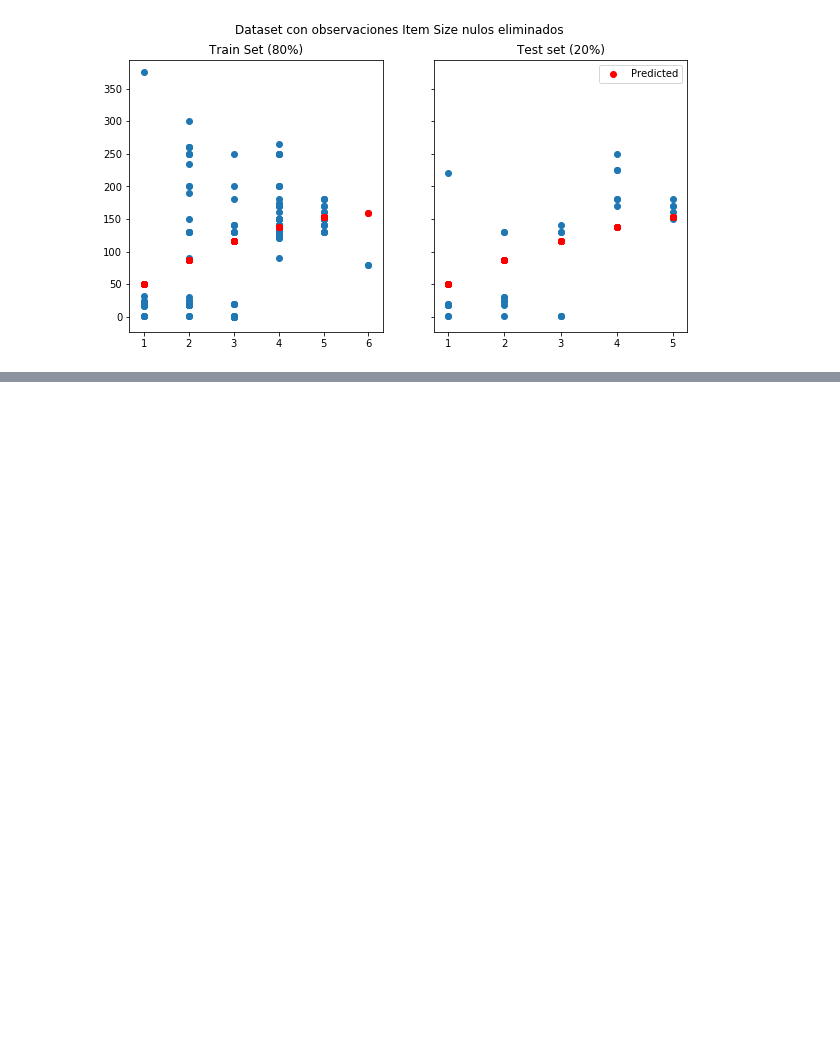
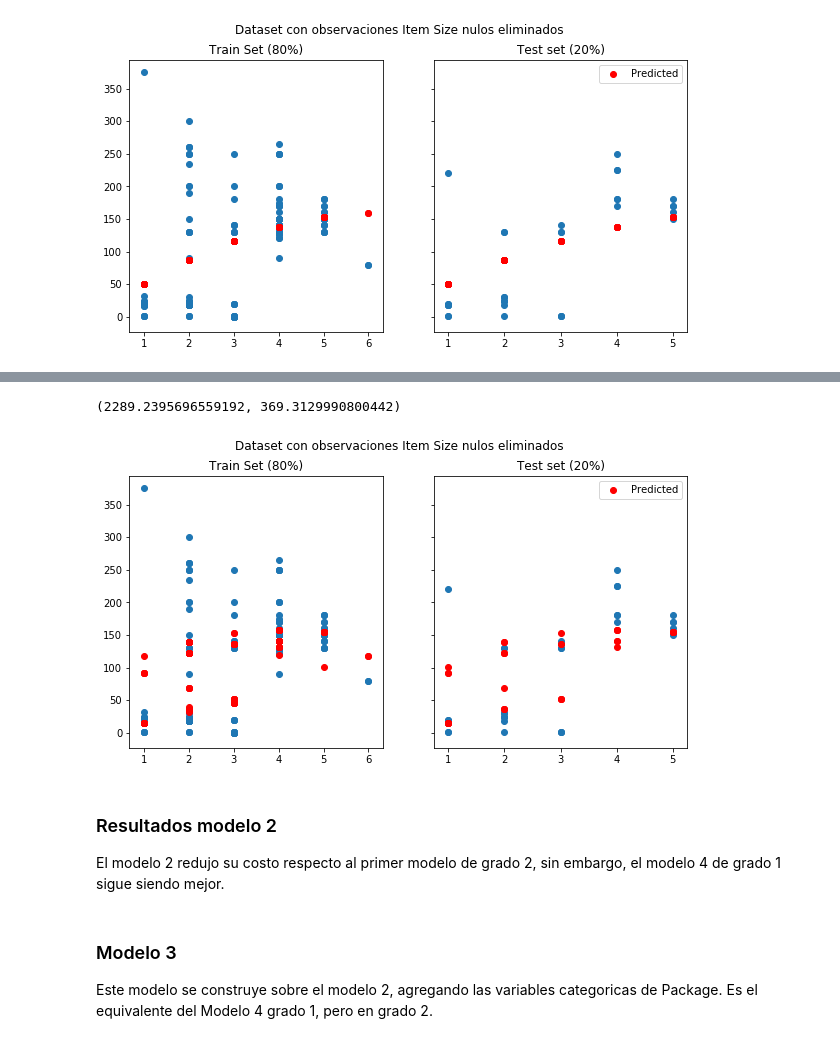
Before and after one commit to geordie-quiroa/Elements-ML, a Jupyter notebook: regresion_lineal/regresión lineal matricial.ipynb, the cells around one changed output, grey strips where cells are left out. Saved outputs shown, nothing was run; the diff lists cells and outputs as text; code cells hidden in the pictures; blank space fills up the shorter version.

Commit message:
Resultados finales

```diff
--- a/regresion_lineal/regresión lineal matricial.ipynb
+++ b/regresion_lineal/regresión lineal matricial.ipynb
@@ -1248,0 +1268,7 @@ A pesar de aumentar la complejidad utilizando una sola feature, el costo es mayo
+# %%
+vars_independientes = ['Item_Size_Category']
+# agrego nuevas variables independientes al modelo, utilizando cada tipo de variedad, mutuamente excluyente.
+for dummy_feature in pd.get_dummies(df.Variety).columns:
+    vars_independientes.append(dummy_feature)
+
+vars_independientes
@@ -1248,0 +1288,48 @@ A pesar de aumentar la complejidad utilizando una sola feature, el costo es mayo
+# %%
+x_train = np.array([df_train['{}'.format(vars_independientes[i])] for i in range(len(vars_independientes))])
+y_train = np.array(df_train[var_dependiente])
+
+x_test = np.array([df_test['{}'.format(vars_independientes[i])] for i in range(len(vars_independientes))])
+y_test = np.array(df_test[var_dependiente])
+# %%
+tetas, X_train = descenso_gradiente(x_train, y_train, h_teta, gradiente, max_iters=20000, alpha=0.001, grado=2)
+
+#predicted_train = h_teta(X_train, tetas)
+
+unos = np.ones(x_test.shape[1]) # [1] ya que X viene en formato de filas, por lo que cada columna es una observacion.
+
+X_test = np.vstack(
+    (unos,
+    x_test,
+    x_test**2
+    )
+).T
+
+costos, predicciones = cross_validate(X_train, y_train, X_test, y_test, tetas)
+costo_train, costo_test = costos
+pred_train, pred_test = predicciones
+# %%
+costos
+# %% [output]
+(2289.2395696559192, 369.3129990800442)
+# %%
+fig, axs = plt.subplots(1,2, figsize = (10,5), sharey = True)
+fig.suptitle('Dataset con observaciones Item Size nulos eliminados')
+
+axs[0].set_title('Train Set (80%)')
+axs[0].scatter(df_train['Item_Size_Category'], df_train['High Price'])
+axs[0].scatter(df_train['Item_Size_Category'], pred_train, color = 'r')
+
+axs[1].set_title('Test set (20%)')
+axs[1].scatter(df_test['Item_Size_Category'], df_test['High Price'])
+axs[1].scatter(df_test['Item_Size_Category'], pred_test, color = 'r', label='Predicted')
+plt.legend()
+plt.show()
+# %% [output]
+[figure, added]
+# %% [markdown]
+### Resultados modelo 2
+El modelo 2 redujo su costo respecto al primer modelo de grado 2, sin embargo, el modelo 4 de grado 1 sigue siendo mejor.
+# %% [markdown]
+### Modelo 3
+Este modelo se construye sobre el modelo 2, agregando las variables categoricas de Package. Es el equivalente del Modelo 4 grado 1, pero en grado 2.
```
Also changed, not shown: parts of 53 cells of this notebook.
